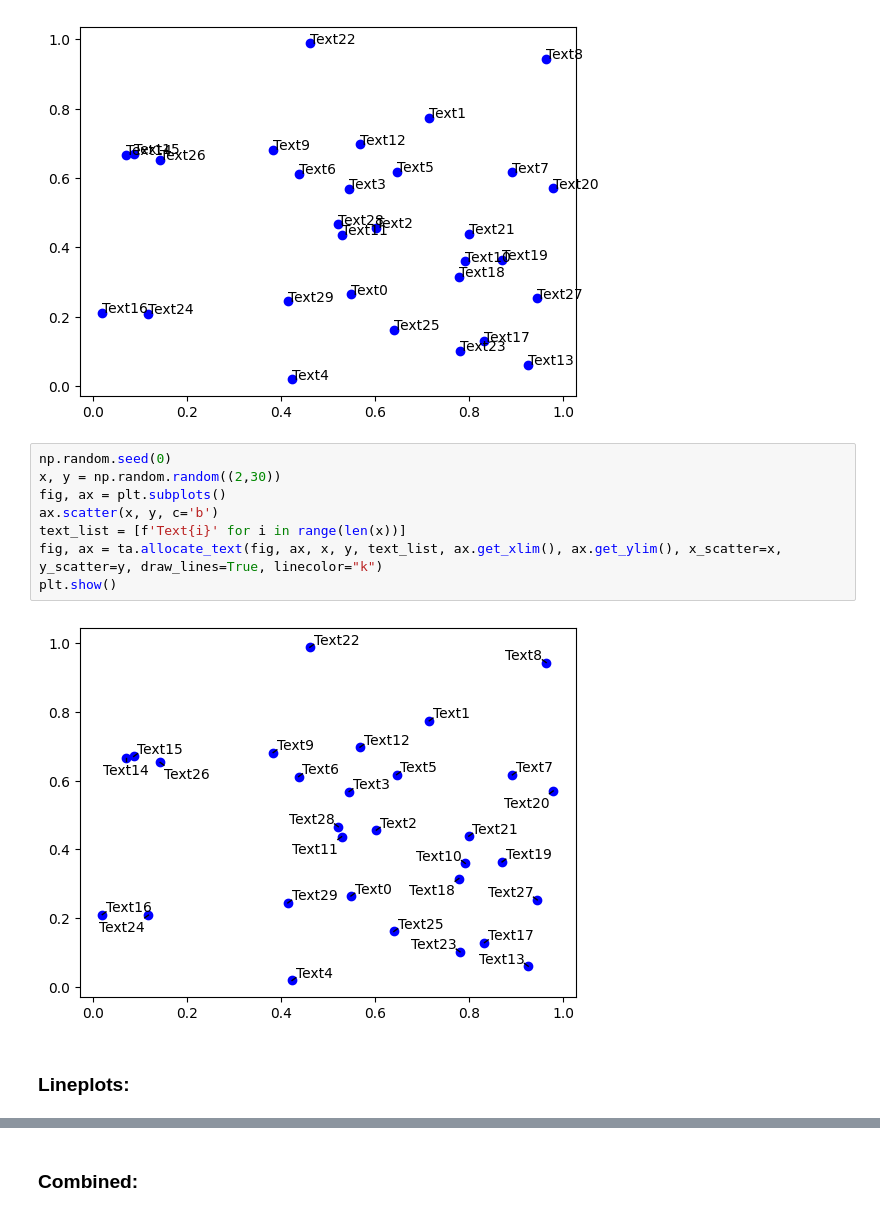
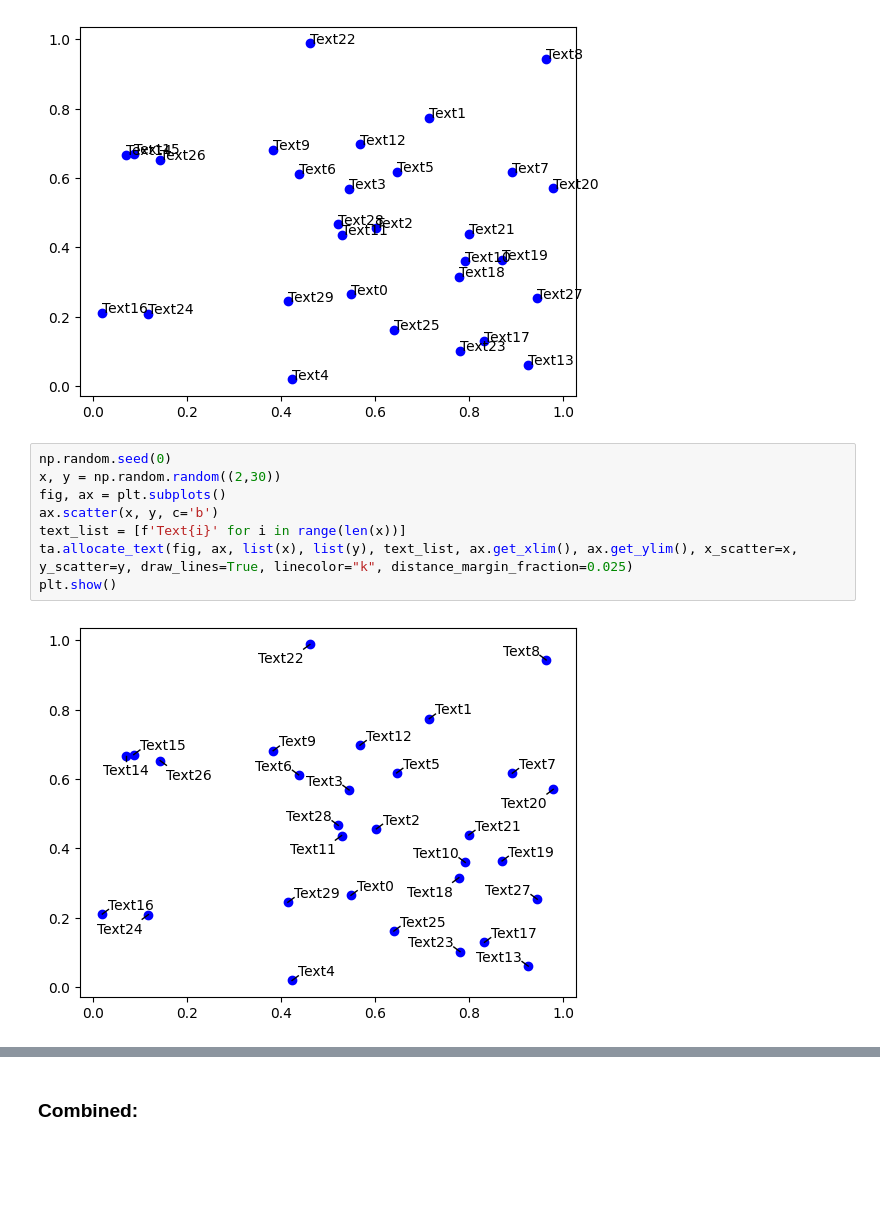
Before and after one commit to ckjellson/textalloc, a Jupyter notebook: demo.ipynb, the cells around one changed output, grey strips where cells are left out. Cells and saved outputs as stored; diff of their text form; blank space fills up the shorter version.

```diff
--- a/demo.ipynb
+++ b/demo.ipynb
@@ -23,12 +23,10 @@ plt.show()
 # %%
 np.random.seed(0)
 x, y = np.random.random((2,30))
 fig, ax = plt.subplots()
 ax.scatter(x, y, c='b')
 text_list = [f'Text{i}' for i in range(len(x))]
-fig, ax = ta.allocate_text(fig, ax, x, y, text_list, ax.get_xlim(), ax.get_ylim(), x_scatter=x, y_scatter=y, draw_lines=True, linecolor="k")
+ta.allocate_text(fig, ax, list(x), list(y), text_list, ax.get_xlim(), ax.get_ylim(), x_scatter=x, y_scatter=y, draw_lines=True, linecolor="k", distance_margin_fraction=0.025)
 plt.show()
 # %% [output]
-[figure, old version]
+[figure, new version]
-# %% [markdown]
-### Lineplots:
```
Also changed, not shown: parts of 13 cells of this notebook, 12 other files.
